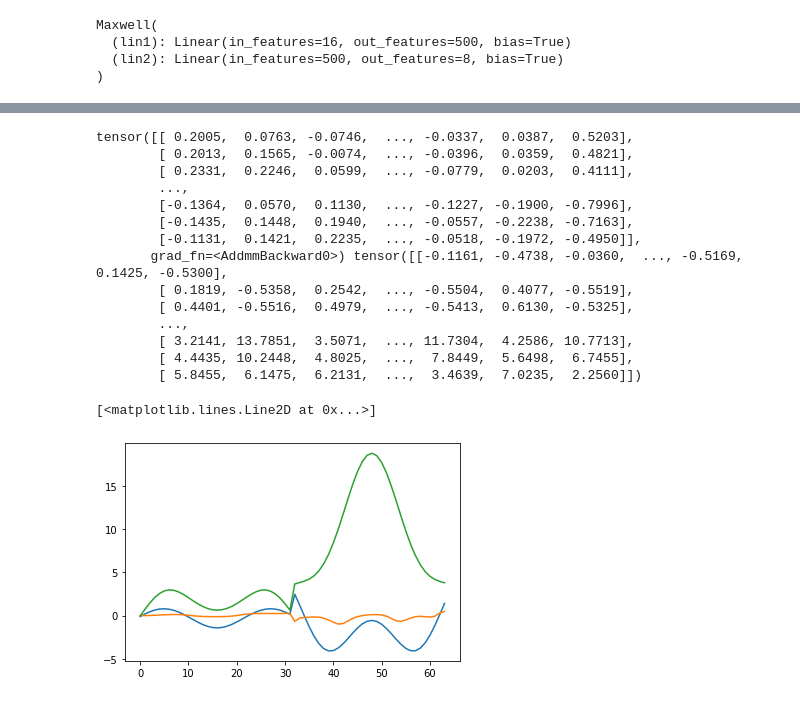
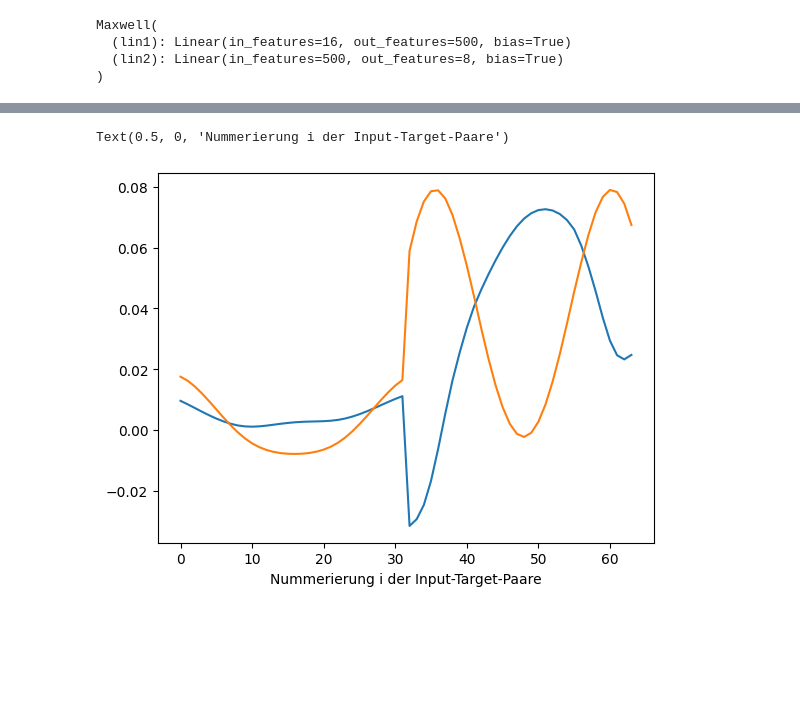
Before and after one commit to 2Beers1218/Maxwell-interface-updater, a Jupyter notebook: maxwell10.ipynb, the cells around one changed output, grey strips where cells are left out. Cells and saved outputs as stored; diff of their text form; code cells hidden in the pictures; blank space fills up the shorter version.

```diff
--- a/maxwell10.ipynb
+++ b/maxwell10.ipynb
@@ -1,3 +1,7 @@
+# %%
+interface_training = []
+solution_training = []
+target_training = []
 # %%
 import torch
 import csv
@@ -54,17 +64,17 @@ interface_test = []
 solution_test = []
 target_test = []
 
-with open('/home/tobias/deal.ii-candi/deal.II-v9.2.0/examples/MA/KirasFM--minimal-example/interface_0_1_1_test.csv') as csvdatei1:
+with open('training_data/interface_0_1_1_test.csv') as csvdatei1:
     csv_reader_object1 = csv.reader(csvdatei1, delimiter=';')
     csv_to_list(csv_reader_object1, interface_test)
 
 
-with open('/home/tobias/deal.ii-candi/deal.II-v9.2.0/examples/MA/KirasFM--minimal-example/solution_0_1_test.csv') as csvdatei2:
+with open('training_data/solution_0_1_test.csv') as csvdatei2:
     csv_reader_object2 = csv.reader(csvdatei2, delimiter=';')
     csv_to_list(csv_reader_object2, solution_test)
 
 
-with open('/home/tobias/deal.ii-candi/deal.II-v9.2.0/examples/MA/KirasFM--minimal-example/interface_1_0_3_test.csv') as csvdatei3:
+with open('training_data/interface_1_0_3_test.csv') as csvdatei3:
     csv_reader_object3 = csv.reader(csvdatei3, delimiter=';')
     csv_to_list(csv_reader_object3, target_test)
 
@@ -98,7 +108,8 @@ class Maxwell(nn.Module): #Definition des Netzes
         #self.lin3 = nn.Linear(100, 8) #Output-Layer: 1 Neuron
 
     def forward(self, x): #Deklarierung der Aktivierungsfunktionen pro Layer
-        x = F.logsigmoid(self.lin1(x)) #Tangens Hyperbolicus
+        x = torch.sigmoid(self.lin1(x)) #x = F.logsigmoid(self.lin1(x)) #Tangens Hyperbolicus
+        #x = F.relu(self.lin1(x))
         x = self.lin2(x) #Identität
         #x = self.lin3(x)
         return x
@@ -178,70 +178,72 @@ tensor([[ 0.5525,  0.3194,  0.5341,  ..., -0.0104,  0.5803, -0.1317],
-# %%
-print(net(inp_test), target_test)
-# %% [output]
-tensor([[ 0.2005,  0.0763, -0.0746,  ..., -0.0337,  0.0387,  0.5203],
-        [ 0.2013,  0.1565, -0.0074,  ..., -0.0396,  0.0359,  0.4821],
-        [ 0.2331,  0.2246,  0.0599,  ..., -0.0779,  0.0203,  0.4111],
-        ...,
-        [-0.1364,  0.0570,  0.1130,  ..., -0.1227, -0.1900, -0.7996],
-        [-0.1435,  0.1448,  0.1940,  ..., -0.0557, -0.2238, -0.7163],
-        [-0.1131,  0.1421,  0.2235,  ..., -0.0518, -0.1972, -0.4950]],
-       grad_fn=<AddmmBackward0>) tensor([[-0.1161, -0.4738, -0.0360,  ..., -0.5169,  0.1425, -0.5300],
-        [ 0.1819, -0.5358,  0.2542,  ..., -0.5504,  0.4077, -0.5519],
-        [ 0.4401, -0.5516,  0.4979,  ..., -0.5413,  0.6130, -0.5325],
-        ...,
-        [ 3.2141, 13.7851,  3.5071,  ..., 11.7304,  4.2586, 10.7713],
-        [ 4.4435, 10.2448,  4.8025,  ...,  7.8449,  5.6498,  6.7455],
-        [ 5.8455,  6.1475,  6.2131,  ...,  3.4639,  7.0235,  2.2560]])
 # %%
 import matplotlib.pyplot as plt
 
 interface_switched = []
-with open('/home/tobias/deal.ii-candi/deal.II-v9.2.0/examples/MA/KirasFM--minimal-example/interface_1_0_1_training.csv') as csvdatei1:
+with open('training_data/interface_1_0_1_training.csv') as csvdatei1:
     csv_reader_object1 = csv.reader(csvdatei1, delimiter=';')
     csv_to_list(csv_reader_object1, interface_switched)
 
-with open('/home/tobias/deal.ii-candi/deal.II-v9.2.0/examples/MA/KirasFM--minimal-example/interface_0_1_1_training.csv') as csvdatei2:
+with open('training_data/interface_0_1_1_training.csv') as csvdatei2:
     csv_reader_object2 = csv.reader(csvdatei2, delimiter=';')
     csv_to_list(csv_reader_object2, interface_switched)
 
 interface_switched = torch.Tensor(interface_switched)
 
 interface_switched_test = []
-with open('/home/tobias/deal.ii-candi/deal.II-v9.2.0/examples/MA/KirasFM--minimal-example/interface_1_0_1_test.csv') as csvdatei3:
+with open('training_data/interface_1_0_1_test.csv') as csvdatei3:
     csv_reader_object3 = csv.reader(csvdatei3, delimiter=';')
     csv_to_list(csv_reader_object3, interface_switched_test)
 
-with open('/home/tobias/deal.ii-candi/deal.II-v9.2.0/examples/MA/KirasFM--minimal-example/interface_0_1_1_test.csv') as csvdatei4:
+with open('training_data/interface_0_1_1_test.csv') as csvdatei4:
     csv_reader_object4 = csv.reader(csvdatei4, delimiter=';')
     csv_to_list(csv_reader_object4, interface_switched_test)
 
 interface_switched_test = torch.Tensor(interface_switched_test)
 
+g10_1_training = []
+with open('training_data/interface_1_0_1_training.csv') as csvdatei5:
+    csv_reader_object5 = csv.reader(csvdatei5, delimiter=';')
+    csv_to_list(csv_reader_object5, g10_1_training)
+
+g10_1_training = torch.Tensor(g10_1_training)
+
+g10_1_test = []
+with open('training_data/interface_1_0_1_test.csv') as csvdatei6:
+    csv_reader_object6 = csv.reader(csvdatei6, delimiter=';')
+    csv_to_list(csv_reader_object6, g10_1_test)
+
+g10_1_test = torch.Tensor(g10_1_test)
+
+
 n1 = 0
-n2 = 384
-n3 = 64
+n2 = target_training.size()[0]
+n3 = target_test.size()[0]
 
 x1 = [i for i in range(n2)]
-y11 = [target.tolist()[i][n1] for i in range(n2)]
-y12 = [(net(inp) - target).tolist()[i][n1] for i in range(n2)]
+y11 = [target_training.tolist()[i][n1] for i in range(n2)]
+y12 = [(net(inp_training) - target_training).tolist()[i][n1] for i in range(n2)]
 #y13 = [(interface_switched - target).tolist()[i][n1] for i in range(n2)]
-y13 = [(interface - target).tolist()[i][n1] for i in range(n2)]
+y13 = [(interface_training - target_training).tolist()[i][n1] for i in range(n2)]
+y14 = [(g10_1_training - target_training).tolist()[i][n1] for i in range(n2)]
 
 x2 = [i for i in range(n3)]
 y21 = [target_test.tolist()[i][n1] for i in range(n3)]
 y22 = [(net(inp_test) - target_test).tolist()[i][n1] for i in range(n3)]
 #y23 = [(interface_switched_test - target_test).tolist()[i][n1] for i in range(n3)]
 y23 = [(interface_test - target_test).tolist()[i][n1] for i in range(n3)]
+y24 = [(g10_1_test - target_test).tolist()[i][n1] for i in range(n3)]
 #print(x)
 
-plt.plot(x2, y21)
+
+#plt.plot(x1, y12)
+#plt.plot(x1, y14)
 #plt.plot(x1, y11)
 
 plt.plot(x2, y22)
-#plt.plot(x1, y12)
+plt.plot(x2, y24)
+#plt.plot(x2, y21)
 
-plt.plot(x2, y23)
-#plt.plot(x1, y13)
+plt.xlabel("Nummerierung i der Input-Target-Paare")
 # %% [output]
-[<matplotlib.lines.Line2D at 0x...>]
+Text(0.5, 0, 'Nummerierung i der Input-Target-Paare')
-[figure, old version]
+[figure, new version]
```
Also changed, not shown: parts of 4 cells of this notebook, 1 other file.
